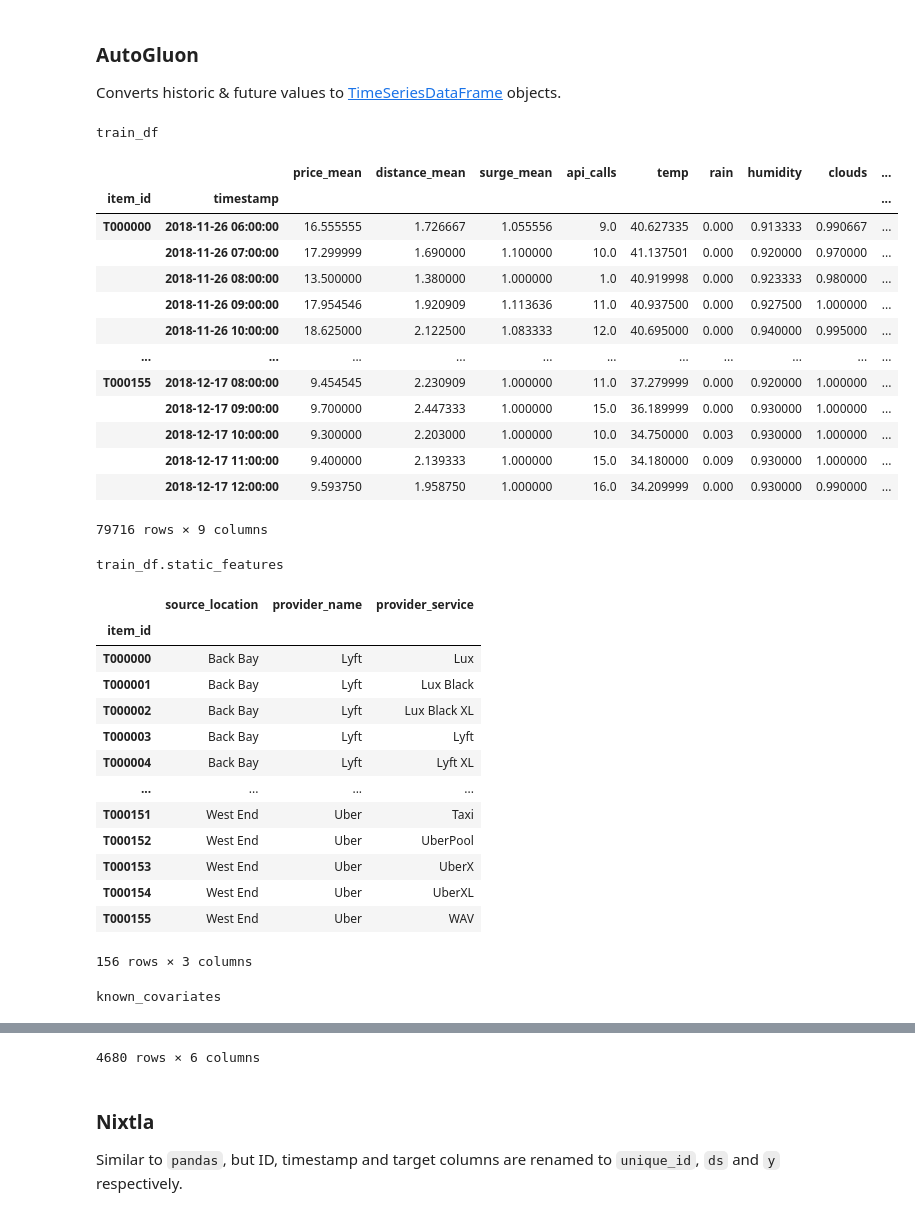
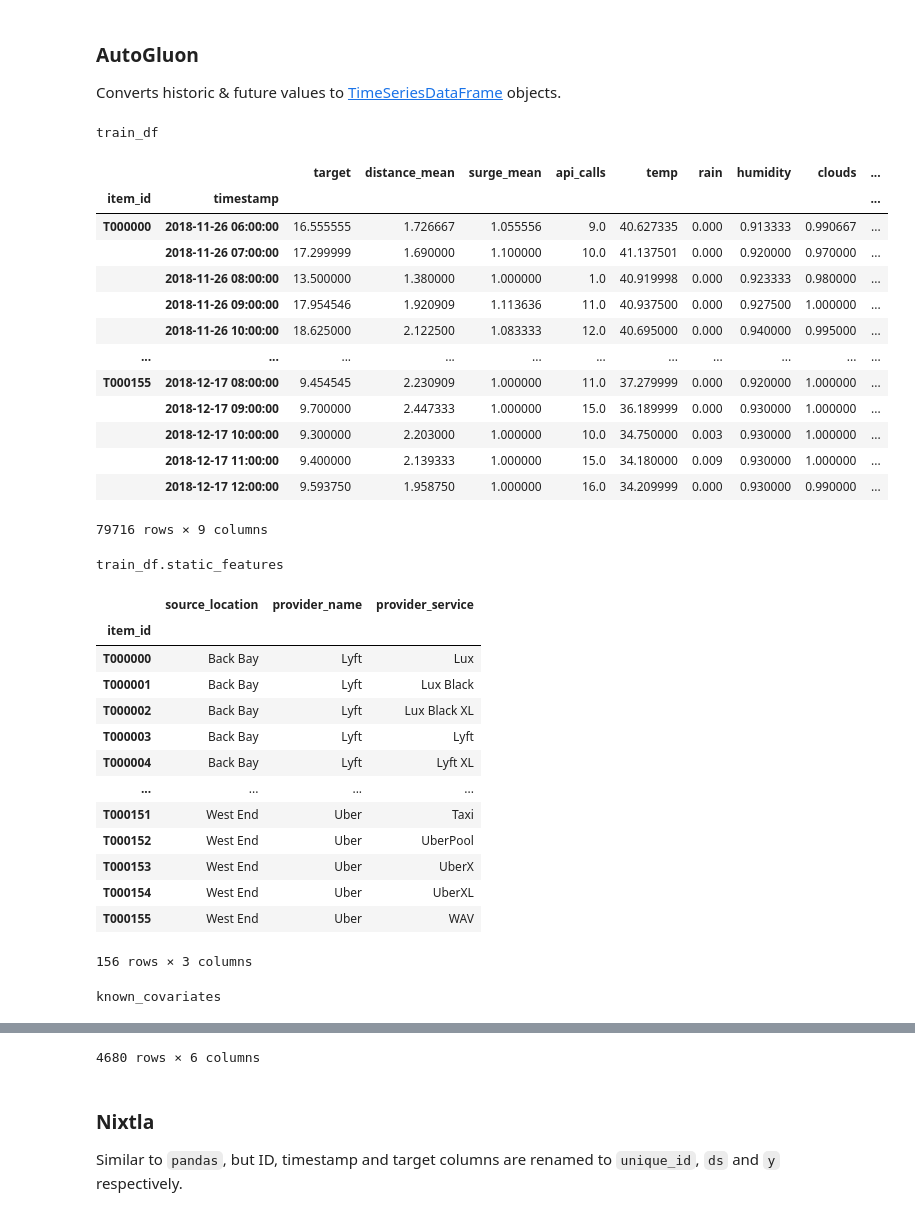
Before and after one commit to autogluon/fev, a Jupyter notebook: docs/04-models.ipynb, the cells around one changed output, grey strips where cells are left out. Cells and saved outputs as stored; diff of their text form; code cells hidden in the pictures.

```diff
--- a/docs/04-models.ipynb
+++ b/docs/04-models.ipynb
@@ -19,5 +19,6 @@ task = fev.Task(
     target_column="price_mean",
     past_dynamic_columns=["distance_mean", "surge_mean"],
     excluded_columns=["price_min", "price_max", "distance_min", "distance_max", "surge_min", "surge_max"],
+    num_windows=1,
 )
 # %% [markdown]
@@ -25,7 +26,8 @@ By default, `task.get_input_data()` returns two `datasets.Dataset` objects:
 - `past_data` contains all past data including target, timestamps, and covariates
 - `future_data` contains future values of timestamps and known covariates
 # %%
-past_data, future_data = task.get_input_data()
+window = task.get_window(0)
+past_data, future_data = window.get_input_data()
 print(past_data)
 print(future_data)
 # %% [output]
@@ -93,16 +95,16 @@ PandasDataset<size=156, freq=h, num_feat_dynamic_real=6, num_past_feat_dynamic_r
 ### AutoGluon
 Converts historic & future values to [TimeSeriesDataFrame](https://auto.gluon.ai/stable/api/autogluon.timeseries.TimeSeriesDataFrame.html) objects.
 # %%
-train_df, known_covariates = fev.convert_input_data(task, adapter="autogluon")
+train_df, known_covariates = fev.convert_input_data(window, adapter="autogluon")
 print("train_df")
 display(train_df)
 print("train_df.static_features")
 display(train_df.static_features)
 print("known_covariates")
 display(known_covariates)
 # %% [output]
 train_df
-|  |  | price_mean | distance_mean | surge_mean | api_calls | temp | rain | humidity | clouds | ... |
+|  |  | target | distance_mean | surge_mean | api_calls | temp | rain | humidity | clouds | ... |
 | item_id | timestamp |  |  |  |  |  |  |  |  | ... |
 | T000000 | 2018-11-26 06:00:00 | 16.555555 | 1.726667 | 1.055556 | 9.0 | 40.627335 | 0.000 | 0.913333 | 0.990667 | ... |
 |  | 2018-11-26 07:00:00 | 17.299999 | 1.690000 | 1.100000 | 10.0 | 41.137501 | 0.000 | 0.920000 | 0.970000 | ... |
```
Also changed, not shown: parts of 6 cells of this notebook, 3 other files.
